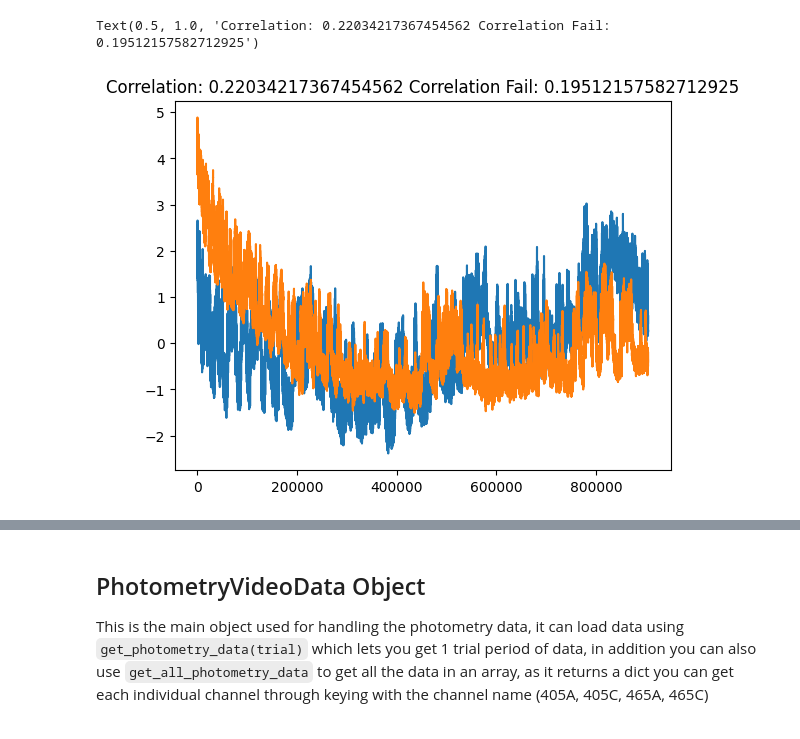
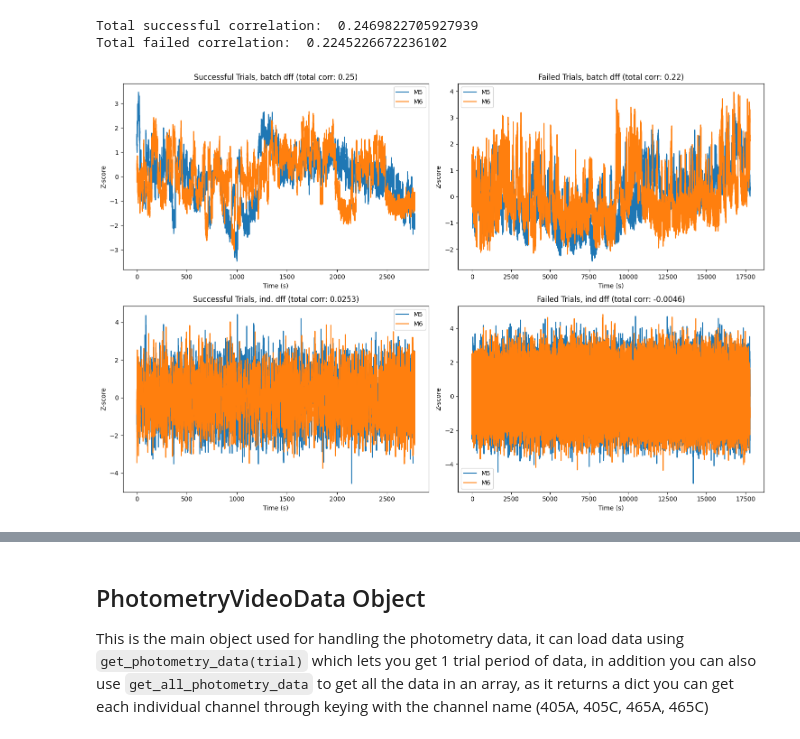
Before and after one commit to Tsuchijo/Social-Interaction-Analysis-, a Jupyter notebook: src/test_trials.ipynb, the cells around one changed output, grey strips where cells are left out. Drawn from its saved outputs; the diff is of its cells as text; code cells hidden in the pictures.

Commit message:
added code to show how to calculate pearsons correlation and cross correlation

```diff
--- a/src/test_trials.ipynb
+++ b/src/test_trials.ipynb
@@ -22,15 +45,16 @@ Number of trials: 697
 # %%
 df = pts.write_photometry_to_csv(
-    '/mnt/teams/TM_Lab/Arjun Bhaskaran/Social interaction project/October Test Data/csv files/20231005093139_log.csv',
-    '/mnt/teams/TM_Lab/Arjun Bhaskaran/Social interaction project/October Test Data/videos/20231005093138_SI.h264',
-    config.remote_photometry_path + '/Social_Interaction-231005/M3_F1_M4_F2',
-    None,
-    'M5',
-    'M6',
+    CSV_path = '/mnt/teams/TM_Lab/Arjun Bhaskaran/Social interaction project/October Test Data/csv files/20231005093139_log.csv',
+    Video_path = '/mnt/teams/TM_Lab/Arjun Bhaskaran/Social interaction project/October Test Data/videos/20231005093138_SI.h264',
+    Photometry_path = config.remote_photometry_path + '/Social_Interaction-231005/M3_F1_M4_F2',
+    output_path = None,
+    F1_name = 'M5',
+    F2_name = 'M6',
     trial_duration=30,
     skip_trials=1,
     sample_rate=45,
-    cue_offset_seconds=0
+    cue_offset_seconds=0,
+    use_time_alignment=True
 )
 # %% [output]
 read from t=0s to t=35750.1s
@@ -38,5 +65,5 @@ Number of trials: 697
 # %%
-photo_data = pts.PhotometryVideoData(df=df, trim_start=40)
+photo_data = pts.PhotometryVideoData(df=df, trim_start=20)
 # %%
 ## You can use get_photometry_data to get the photometry data for a specific trial
 ## The first argument is the trial number (0-indexed)
@@ -71,7 +98,7 @@ Name: 1, dtype: object
 # %%
 successful_trials = []
 failed_trials = []
-for i in range(690):
+for i in range(len(photo_data)):
     photometry = photo_data.get_photometry_data(i)
     trial = photo_data.get_trial_data(i)
     ## We have to find the names of the indexes for the break times manually
@@ -79,7 +106,6 @@ for i in range(690):
     break_time_two = float(trial['M6_R_beambreak_time in s'])
     ## If both break times are NaN, then the trial was not successful
     trial_successful = (~(np.isnan(float(break_time_one)) and np.isnan(float(break_time_two))))
-    trial_successful = True
     if trial_successful:
         successful_trials.append(photometry)
     else:
@@ -122,37 +173,70 @@ plt.hist(correlations_success, alpha=1)
 # %%
-## concat together all the successful trial dicsts
+## concat together all the successful trial dicts
+sample_rate = 45
 for i in range(len(successful_trials)):
     if i == 0:
         concat_success = None
         concat_success = successful_trials[0].copy()
     else:
         concat_success['405A'] = np.concatenate((concat_success['405A'], successful_trials[i]['405A']))
         concat_success['405C'] = np.concatenate((concat_success['405C'], successful_trials[i]['405C']))
         concat_success['465A'] = np.concatenate((concat_success['465A'], successful_trials[i]['465A']))
         concat_success['465C'] = np.concatenate((concat_success['465C'], successful_trials[i]['465C']))
 
 ## concat together all the failed trial dicts
 for i in range(len(failed_trials)):
     if i == 0:
-        concat_fail = failed_trials[0]
+        concat_fail = failed_trials[0].copy()
     else:
         concat_fail['405A'] = np.concatenate((concat_fail['405A'], failed_trials[i]['405A']))
         concat_fail['405C'] = np.concatenate((concat_fail['405C'], failed_trials[i]['405C']))
         concat_fail['465A'] = np.concatenate((concat_fail['465A'], failed_trials[i]['465A']))
         concat_fail['465C'] = np.concatenate((concat_fail['465C'], failed_trials[i]['465C']))
 
 ## compute z-score of concated series
 z_score_A_success = (dff_zscore(concat_success['465A'], concat_success['405A']))
 z_score_C_success = (dff_zscore(concat_success['465C'], concat_success['405C']))
 z_score_A_fail = (dff_zscore(concat_fail['465A'], concat_fail['405A']))
 z_score_C_fail = (dff_zscore(concat_fail['465C'], concat_fail['405C']))
 
-# compute correlation
-correlation = pearsonr(z_score_A_success, z_score_C_success)[0]
-correlation_fail = pearsonr(z_score_A_fail, z_score_C_fail)[0]
-plt.plot(z_score_A_success, label='465A')
-plt.plot(z_score_C_success, label='465C')
-plt.title('Correlation: ' + str(correlation) + ' Correlation Fail: ' + str(correlation_fail))
+## calculate correlation of concated series
+total_success_corr = pearsonr(z_score_A_success, z_score_C_success)[0]
+total_fail_corr = pearsonr(z_score_A_fail, z_score_C_fail)[0]
+
+## print the correlations
+print('Total successful correlation: ', total_success_corr)
+print('Total failed correlation: ', total_fail_corr)
+
+## plot the individual z-score traces
+fig, ((ax1, ax2), (ax3, ax4)) = plt.subplots(2, 2, sharex=False)
+## increase the size of the figure
+fig.set_size_inches(15, 10)
+time_success = np.arange(len(z_score_A_success)) / sample_rate
+time_fail = np.arange(len(z_score_A_fail)) / sample_rate
+ax1.plot(time_success, z_score_A_success, label='M5')
+ax1.plot(time_success, z_score_C_success, label='M6')
+ax1.set_title('Successful Trials, batch dff' + ' (total corr: ' + str(round(total_success_corr, 2)) + ')')
+ax1.legend()
+ax2.plot(time_fail, z_score_A_fail, label='M5')
+ax2.plot(time_fail, z_score_C_fail, label='M6')
+ax2.set_title('Failed Trials, batch dff' + ' (total corr: ' + str(round(total_fail_corr, 2)) + ')')
+ax2.legend()
+ax3.plot(time_success,sucessful_zscores_A, label='M5')
+ax3.plot(time_success, sucessful_zscores_C, label='M6')
+ax3.set_title('Successful Trials, ind. dff' + ' (total corr: ' + str(round(total_success_corr_ind, 4)) + ')')
+ax3.legend()
+ax4.plot(time_fail,failed_zscores_A, label='M5')
+ax4.plot(time_fail,failed_zscores_C, label='M6')
+ax4.set_title('Failed Trials, ind dff' + ' (total corr: ' + str(round(total_fail_corr_ind, 4)) + ')')
+ax4.legend()
+## add x and y labels for z-score and samples
+for ax in fig.get_axes():
+    ax.set(xlabel='Time (s)', ylabel='Z-score')
+
+## make space for the title
+fig.tight_layout()
+plt.show()
 # %% [output]
-Text(0.5, 1.0, 'Correlation: 0.22034217367454562 Correlation Fail: 0.19512157582712925')
+Total successful correlation:  0.2469822705927939
+Total failed correlation:  0.2245226672236102
-[figure, old version]
+[figure, new version]
```
Also changed, not shown: parts of 13 cells of this notebook, 2 other files.
